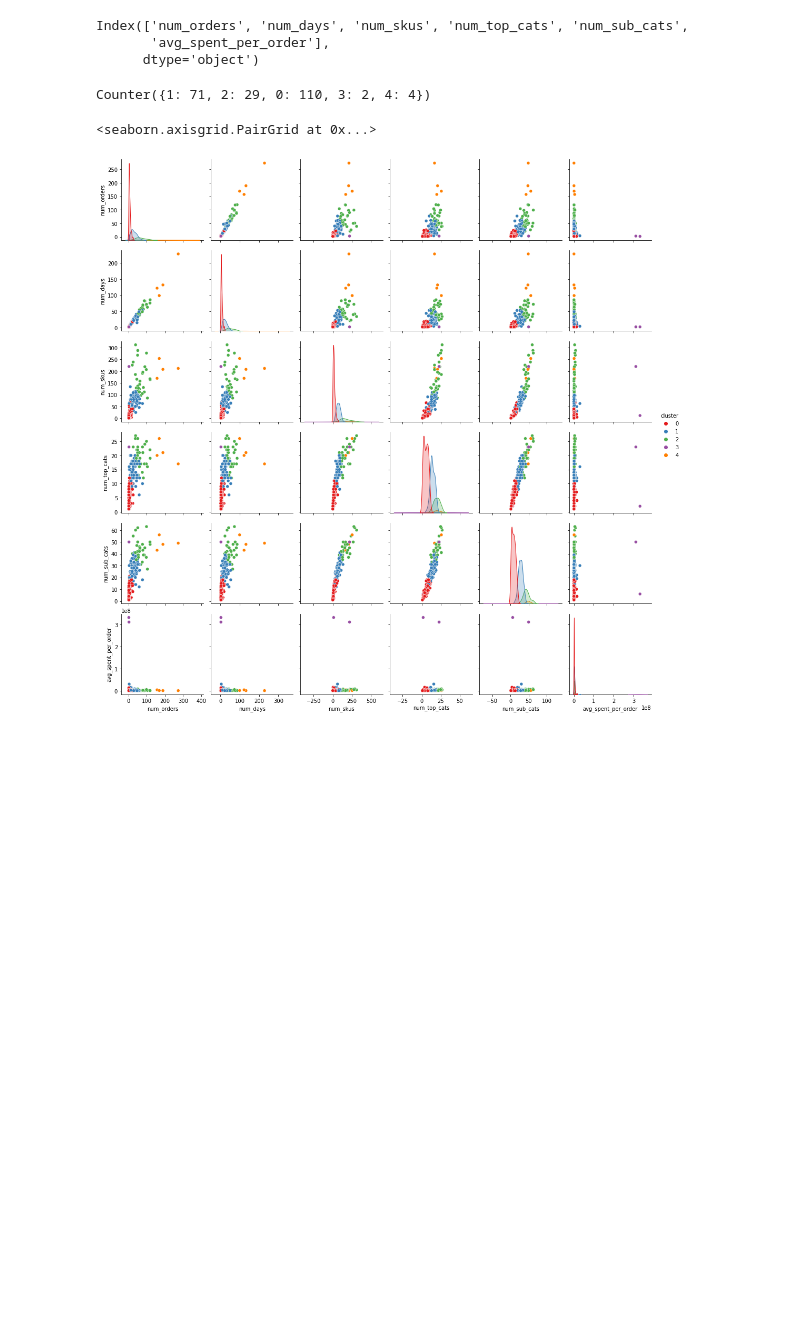
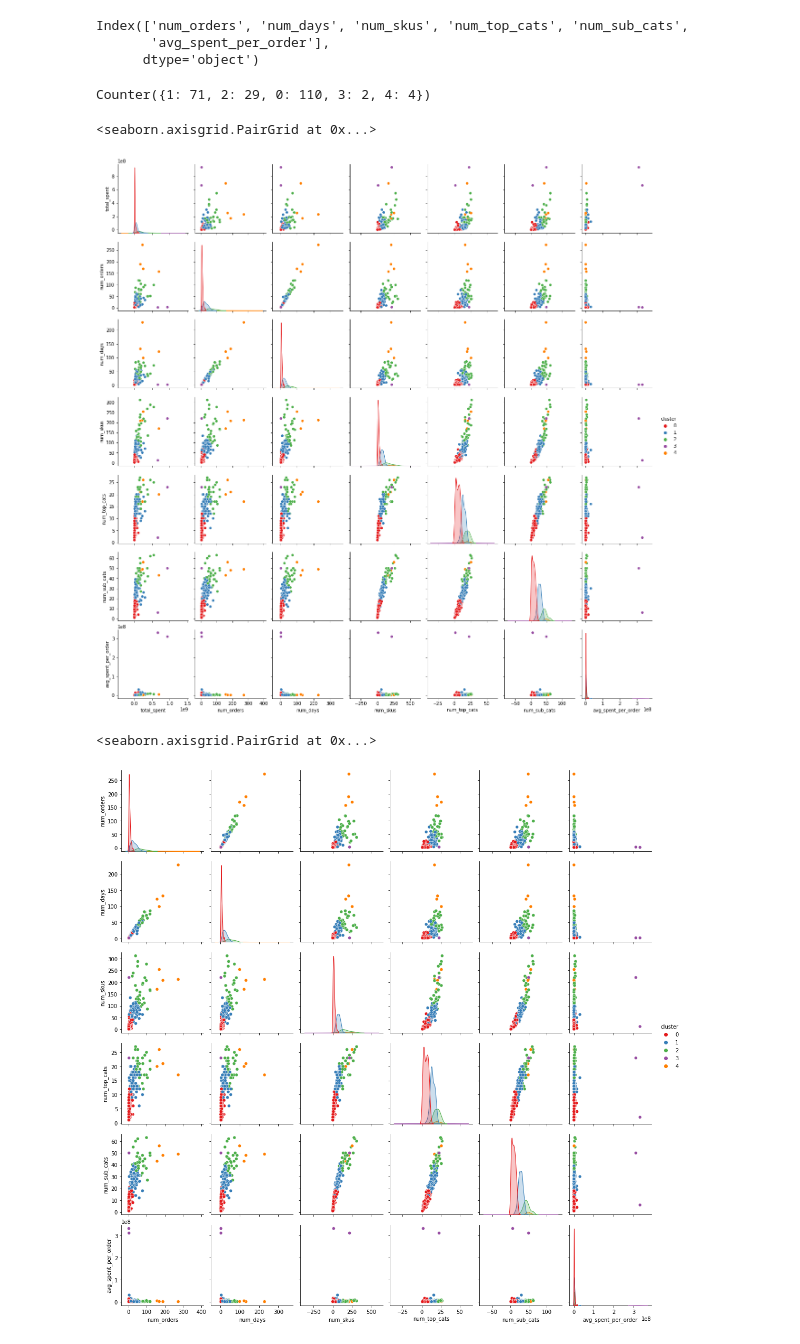
Before and after one commit to yingli/datasciencelifecycle, a Jupyter notebook: sample_code/NB04.ipynb, the cells around one changed output. Drawn from its saved outputs; the diff is of its cells as text; code cells hidden in the pictures; blank space fills up the shorter version.

```diff
--- a/sample_code/NB04.ipynb
+++ b/sample_code/NB04.ipynb
@@ -165,6 +154,12 @@ pred_y = kmeans.fit_predict(normalized_df)
 collections.Counter(pred_y)
 # %% [output]
 Counter({1: 71, 2: 29, 0: 110, 3: 2, 4: 4})
+# %%
+merchants10['cluster'] = pred_y
+sns.pairplot(data=merchants10, hue="cluster", palette="Set1")
+# %% [output]
+<seaborn.axisgrid.PairGrid at 0x...>
+[figure, added]
 # %%
 merchants_data['cluster'] = pred_y
 sns.pairplot(data=merchants_data, hue="cluster", palette="Set1")
```
Also changed, not shown: parts of 19 cells of this notebook.
